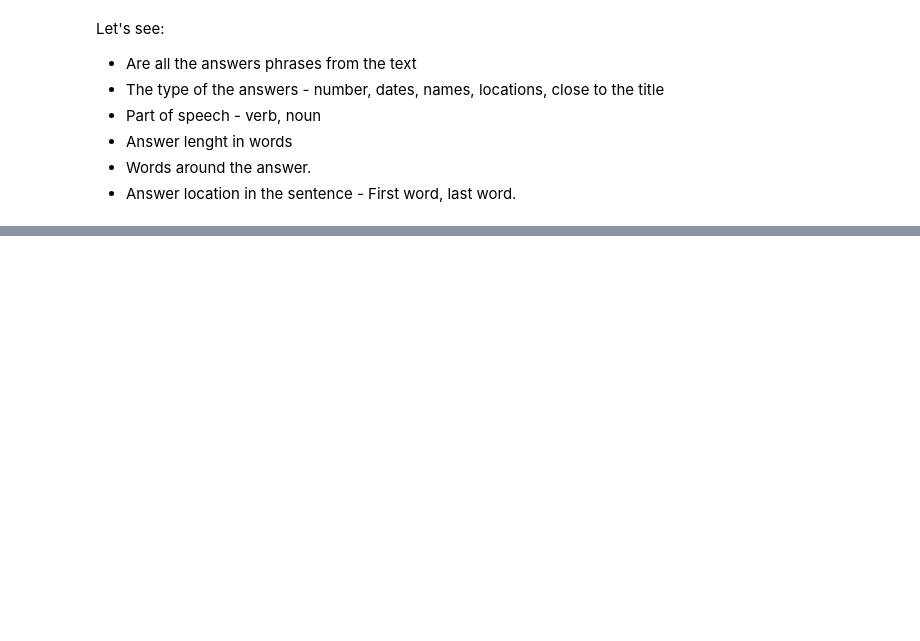
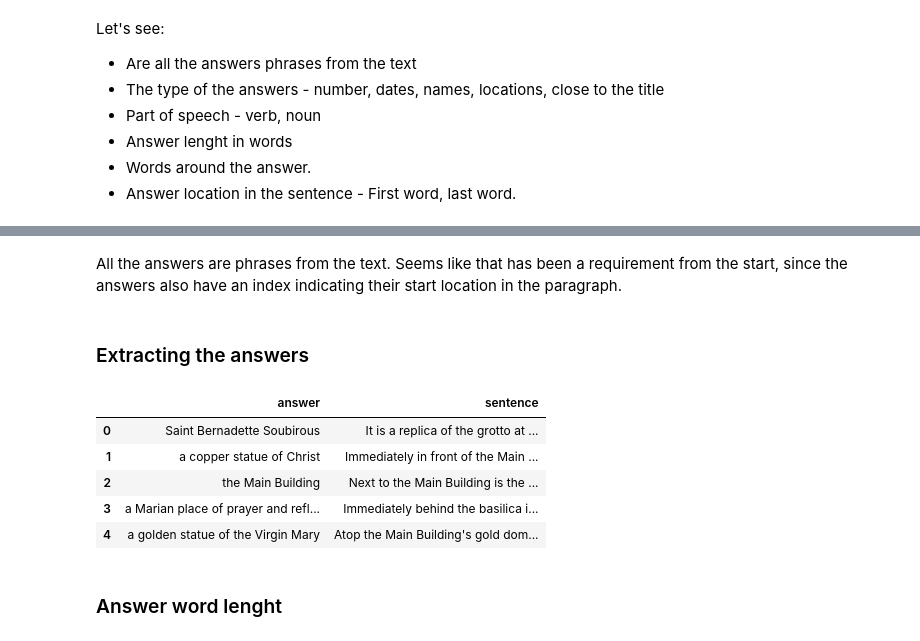
Before and after one commit to KristiyanVachev/Question-Generation, a Jupyter notebook: 01. Data Exploration/SQuADv1.ipynb, the cells around one changed output, grey strips where cells are left out. Cells and saved outputs as stored; diff of their text form; code cells hidden in the pictures; blank space fills up the shorter version.

```diff
--- a/01. Data Exploration/SQuADv1.ipynb
+++ b/01. Data Exploration/SQuADv1.ipynb
@@ -155,10 +155,10 @@ def extractSentence(paragrapgh, answerStart):
 
         sentenceStart += len(sentence) + 1
 # %%
-paragrapgh = df['data'][0]['paragraphs'][0]['context']
+paragraph = df['data'][0]['paragraphs'][0]['context']
 answerStart = df['data'][0]['paragraphs'][0]['qas'][0]['answers'][0]['answer_start']
 
-sentence = extractSentence(paragrapgh, answerStart)
+sentence = extractSentence(paragraph, answerStart)
 print(sentence)
 # %% [output]
 It is a replica of the grotto at Lourdes, France where the Virgin Mary reputedly appeared to Saint Bernadette Soubirous in 1858.
@@ -444,0 +447,18 @@ Let's see:
+# %%
+answersInText = 0
+answersNotInText = 0
+
+for titleId in range(len(df['data'])):
+     for paragraphId in range(len(df['data'][titleId]['paragraphs'])):
+        paragraph = df['data'][titleId]['paragraphs'][paragraphId]['context']
+        for questionId in range(len(df['data'][titleId]['paragraphs'][paragraphId]['qas'])):
+            answer = df['data'][titleId]['paragraphs'][paragraphId]['qas'][questionId]['answers'][0]['text']
+            if (answer in paragraph):
+                answersInText += 1
+            else:
+                answersNotInText += 1
+
+printBold('Answers in text')
+print(answersInText)
+printBold('Answers not in text')
+print(answersNotInText)
@@ -444,0 +470,4 @@ Let's see:
+# %% [markdown]
+All the answers are phrases from the text. Seems like that has been a requirement from the start, since the answers also have an index indicating their start location in the paragraph.
+# %% [markdown]
+### Extracting the answers
@@ -444,0 +491,15 @@ Let's see:
+# %%
+answerTextsDf = pd.DataFrame(answers, columns=['answer'])
+sentenceDf = pd.DataFrame(sentences, columns=['sentence'])
+
+answersDf = pd.concat([answerTextsDf, sentenceDf], axis=1)
+answersDf.head()
+# %% [output]
+|  | answer | sentence |
+| 0 | Saint Bernadette Soubirous | It is a replica of the grotto at ... |
+| 1 | a copper statue of Christ | Immediately in front of the Main ... |
+| 2 | the Main Building | Next to the Main Building is the ... |
+| 3 | a Marian place of prayer and refl... | Immediately behind the basilica i... |
+| 4 | a golden statue of the Virgin Mary | Atop the Main Building's gold dom... |
+# %% [markdown]
+### Answer word lenght
```
Also changed, not shown: parts of 13 cells of this notebook.
